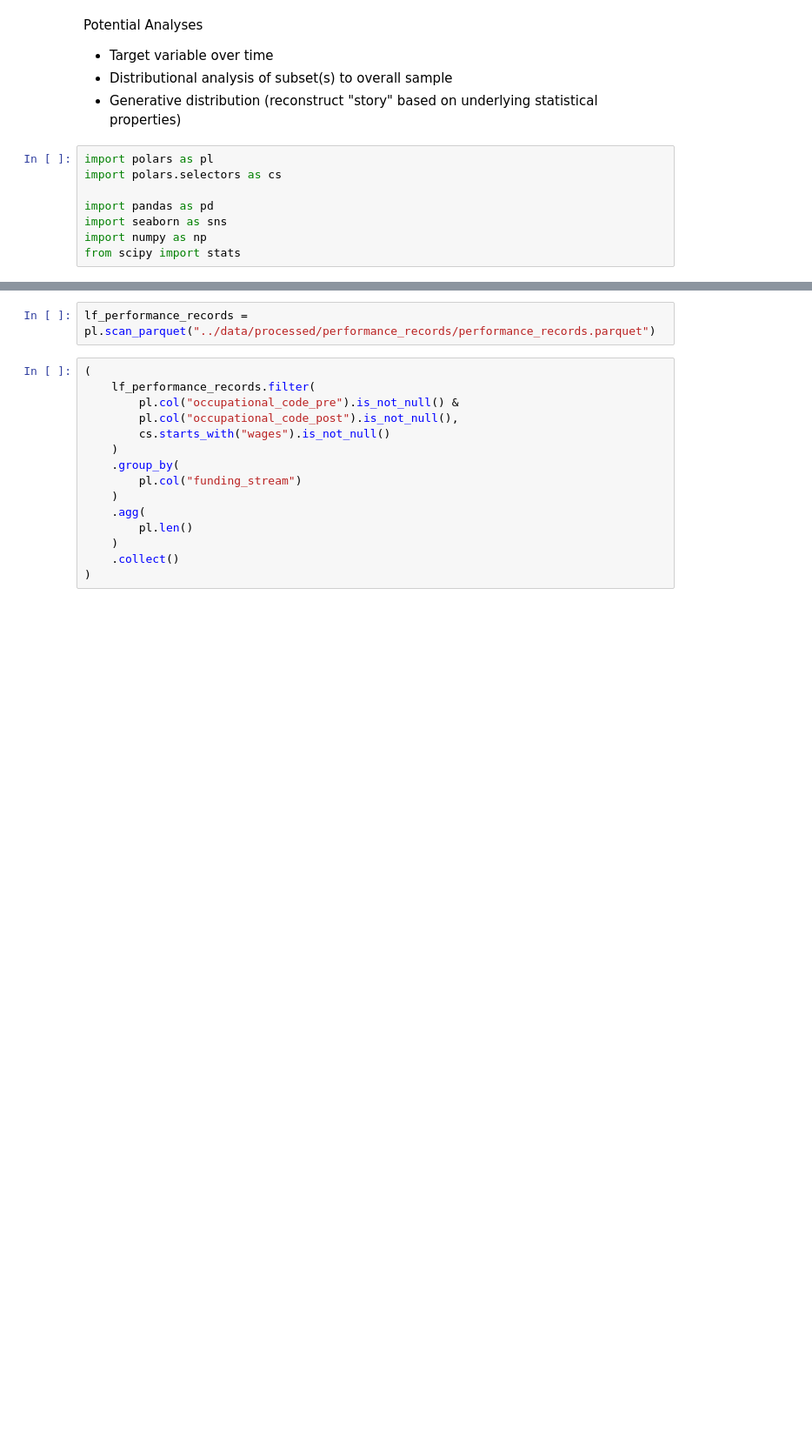
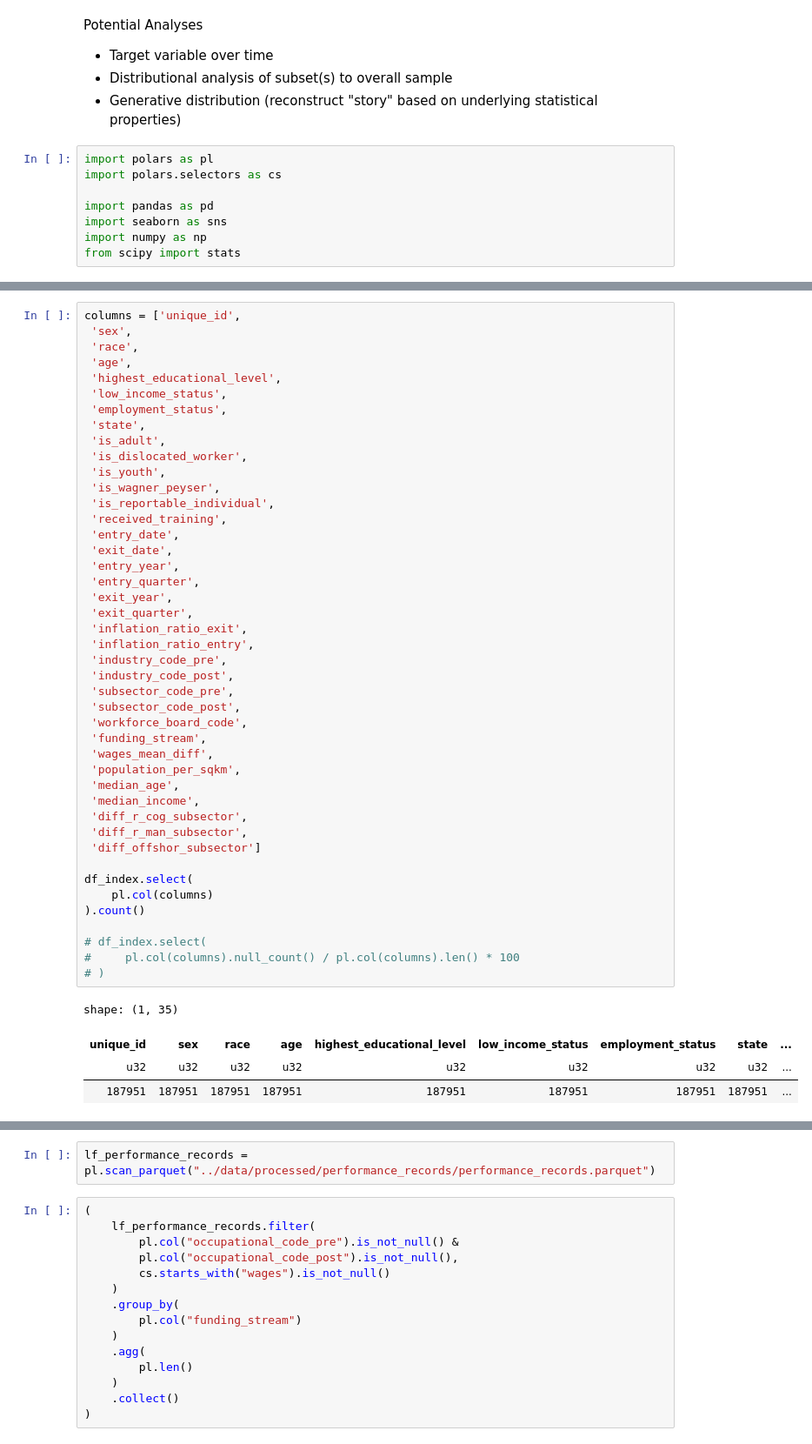
Before and after one commit to jcanedy/retrainability-index, a Jupyter notebook: notebooks/analyze_index_data.ipynb, the cells around one changed output, grey strips where cells are left out. Shown: that part at 87% size. Drawn from its saved outputs; the diff is of its cells as text; blank space fills up the shorter version.

```diff
--- a/notebooks/analyze_index_data.ipynb
+++ b/notebooks/analyze_index_data.ipynb
@@ -16,0 +132,49 @@ from scipy import stats
+# %%
+columns = ['unique_id',
+ 'sex',
+ 'race',
+ 'age',
+ 'highest_educational_level',
+ 'low_income_status',
+ 'employment_status',
+ 'state',
+ 'is_adult',
+ 'is_dislocated_worker',
+ 'is_youth',
+ 'is_wagner_peyser',
+ 'is_reportable_individual',
+ 'received_training',
+ 'entry_date',
+ 'exit_date',
+ 'entry_year',
+ 'entry_quarter',
+ 'exit_year',
+ 'exit_quarter',
+ 'inflation_ratio_exit',
+ 'inflation_ratio_entry',
+ 'industry_code_pre',
+ 'industry_code_post',
+ 'subsector_code_pre',
+ 'subsector_code_post',
+ 'workforce_board_code',
+ 'funding_stream',
+ 'wages_mean_diff',
+ 'population_per_sqkm',
+ 'median_age',
+ 'median_income',
+ 'diff_r_cog_subsector',
+ 'diff_r_man_subsector',
+ 'diff_offshor_subsector']
+
+df_index.select(
+    pl.col(columns)
+).count()
+
+# df_index.select(
+#     pl.col(columns).null_count() / pl.col(columns).len() * 100
+# )
+# %% [output]
+shape: (1, 35)
+| unique_id | sex | race | age | highest_educational_level | low_income_status | employment_status | state | ... |
+| u32 | u32 | u32 | u32 | u32 | u32 | u32 | u32 | ... |
+| 187951 | 187951 | 187951 | 187951 | 187951 | 187951 | 187951 | 187951 | ... |
```
Also changed, not shown: parts of 19 cells of this notebook, 11 other files.
